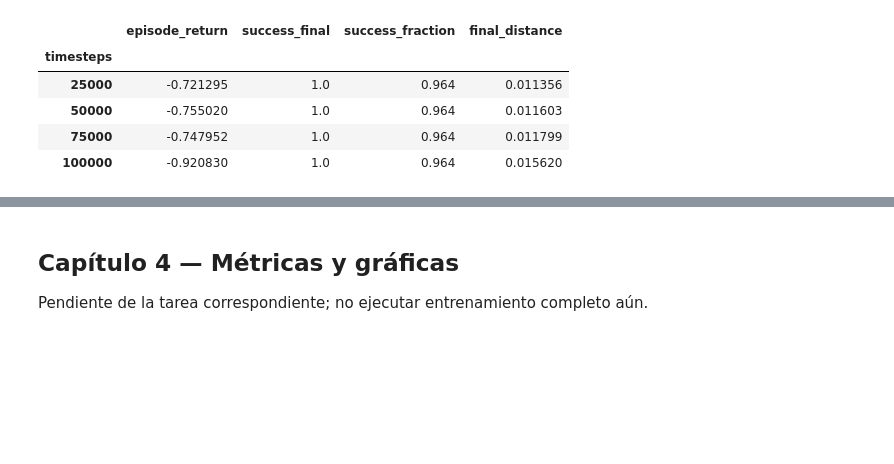
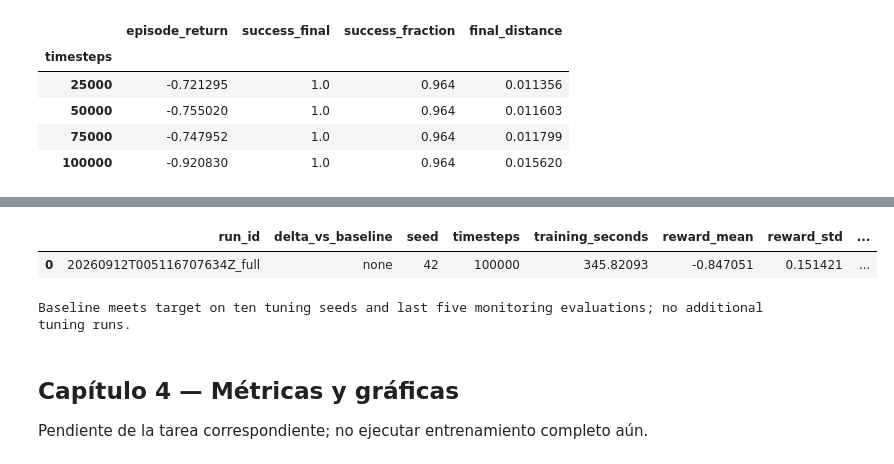
Before and after one commit to j-mauro-r/reinforcement_learning_reto_2, a Jupyter notebook: 2-FetchReachDense/FetchReachDense.ipynb, the cells around one changed output, grey strips where cells are left out. Cells and saved outputs as stored; diff of their text form; code cells hidden in the pictures; blank space fills up the shorter version.

Commit message:
feat(fetch): Select successful baseline and export canonical TD3 artifact — Task 7 of PLAN_fetch_reach_dense

```diff
--- a/2-FetchReachDense/FetchReachDense.ipynb
+++ b/2-FetchReachDense/FetchReachDense.ipynb
@@ -53,6 +53,7 @@ CONFIG = {
     "env_id": "FetchReachDense-v4", "algorithm": "TD3", "policy": "MultiInputPolicy",
     "profile": "full", "train_seed": 42, "device": "cpu", "torch_threads": 1,
     "baseline_seeds": list(range(101, 111)), "tuning_seeds": list(range(201, 206)),
+    "selection_seeds": list(range(201, 211)),
     "final_eval_seeds": list(range(1001, 1011)), "reload_seeds": [401, 402],
     "video_seed": 301, "video_fps": 25, "video_size": 480,
     "success_definition": "success_final", "target_success": 0.90,
@@ -579,3 +586,62 @@ else:
+# %%
+if CONFIG["profile"] == "full":
+    assert len(CONFIG["selection_seeds"]) == 10
+    assert not set(CONFIG["selection_seeds"]) & set(CONFIG["final_eval_seeds"])
+    candidate_path = full_run_dir / "candidate.zip"
+    candidate = TD3.load(candidate_path, device=CONFIG["device"])
+    selection = evaluate_policy(candidate, CONFIG["selection_seeds"])
+    selection.to_csv(RESULTS_DIR / "selection_evaluation.csv", index=False)
+    monitoring = pd.read_csv(full_run_dir / "tuning.csv")
+    recent = monitoring.groupby("timesteps")["success_final"].mean().tail(5)
+    summary = {"run_id": full_metadata["run_id"], "delta_vs_baseline": "none",
+               "seed": CONFIG["train_seed"], "timesteps": candidate.num_timesteps,
+               "training_seconds": full_metadata["training_seconds"],
+               "reward_mean": float(selection["episode_return"].mean()),
+               "reward_std": float(selection["episode_return"].std(ddof=1)),
+               "success_final_rate": float(selection["success_final"].mean()),
+               "success_fraction_mean": float(selection["success_fraction"].mean()),
+               "final_distance_mean": float(selection["final_distance"].mean())}
+    experiments_df = pd.DataFrame([summary])
+    experiments_df.to_csv(RESULTS_DIR / "experiments.csv", index=False)
+    assert summary["success_final_rate"] >= CONFIG["target_success"], "Baseline needs controlled tuning."
+    assert (recent >= CONFIG["target_success"]).all(), "Review temporal stability before promotion."
+    assert len(experiments_df) <= 3
+    export_env = make_env(CONFIG["reload_seeds"][0])
+    try:
+        exported = build_model(export_env, "full")
+        exported.policy.load_state_dict(candidate.policy.state_dict())
+        exported.num_timesteps = candidate.num_timesteps
+        exported._n_updates = candidate._n_updates
+        exported.action_noise = None
+        assert not exported.actor.optimizer.state and not exported.critic.optimizer.state
+        exported.save(FINAL_MODEL)
+    finally:
+        export_env.close()
+    del exported
+    canonical = TD3.load(FINAL_MODEL, device=CONFIG["device"])
+    pd.testing.assert_frame_equal(selection, evaluate_policy(canonical, CONFIG["selection_seeds"]))
+    assert all(torch.equal(value, canonical.policy.state_dict()[key]) for key, value in candidate.policy.state_dict().items())
+    assert not canonical.actor.optimizer.state and not canonical.critic.optimizer.state
+    final_metadata = dict(full_metadata)
+    final_metadata.update({"artifact": str(FINAL_MODEL.relative_to(MODEL_ROOT)),
+                           "sha256": hashlib.sha256(FINAL_MODEL.read_bytes()).hexdigest(),
+                           "source_candidate": str(candidate_path.relative_to(MODEL_ROOT)),
+                           "source_candidate_sha256": hashlib.sha256(candidate_path.read_bytes()).hexdigest(),
+                           "selection_seeds": CONFIG["selection_seeds"], "selection_metrics": summary,
+                           "success_definition": CONFIG["success_definition"],
+                           "selection_decision": "Baseline meets target on ten tuning seeds and last five monitoring evaluations; no additional tuning runs.",
+                           "artifact_format": "SB3 TD3 ZIP; policy weights, empty optimizer states, no replay",
+                           "evaluation": None, "colab_verified": False})
+    write_json(METADATA_PATH, final_metadata)
+    assert FINAL_MODEL.name == "fetch_reach_td3.zip" and METADATA_PATH.exists()
+    assert final_metadata["sha256"] == hashlib.sha256(FINAL_MODEL.read_bytes()).hexdigest()
+    display(experiments_df)
+    print(final_metadata["selection_decision"])
+    del canonical, candidate
+# %% [output]
+|  | run_id | delta_vs_baseline | seed | timesteps | training_seconds | reward_mean | reward_std | ... |
+| 0 | 20260912T005116707634Z_full | none | 42 | 100000 | 345.82093 | -0.847051 | 0.151421 | ... |
+Baseline meets target on ten tuning seeds and last five monitoring evaluations; no additional tuning runs.
 # %% [markdown]
 ## Capítulo 4 — Métricas y gráficas
 
```
Also changed, not shown: parts of 2 cells of this notebook, 5 other files.
